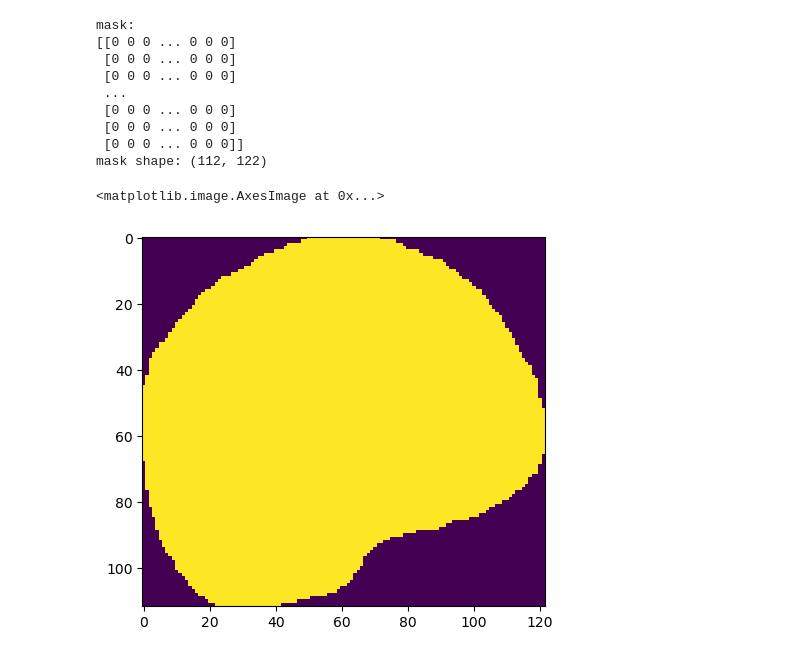
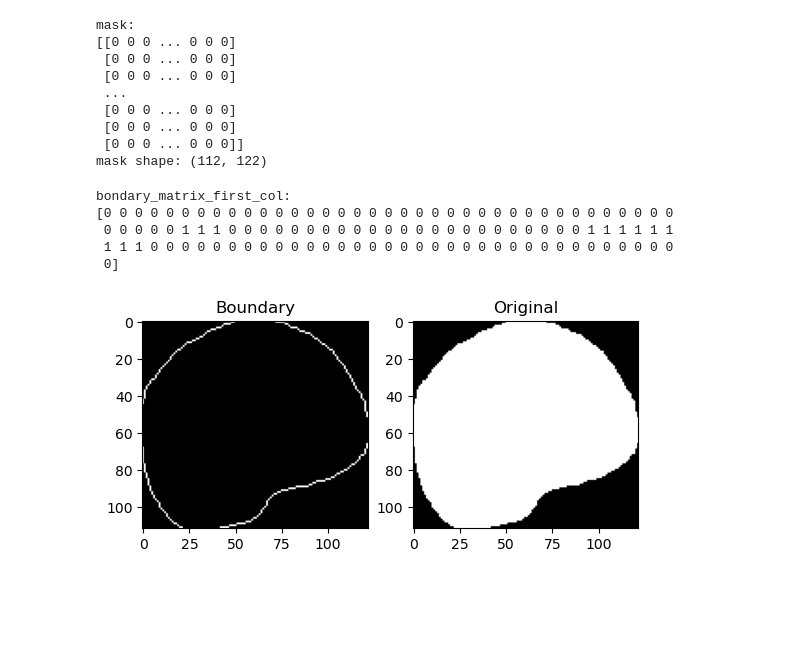
Before and after one commit to UCI-Ding-Lab/FISH-ML, a Jupyter notebook: Convert.ipynb, the cells around one changed output. Drawn from its saved outputs; the diff is of its cells as text; code cells hidden in the pictures; blank space fills up the shorter version.

Commit message:
Visualization Update

```diff
--- a/Convert.ipynb
+++ b/Convert.ipynb
@@ -83,8 +84,20 @@ mask:
  [0 0 0 ... 0 0 0]]
 mask shape: (112, 122)
 # %%
-import matplotlib.pyplot as plt
-plt.imshow(all_cells_in_frame_no_1[0][0])
+np.set_printoptions(threshold = np.inf)
+bondary = plt.subplot(1, 2, 1)
+bondary_matrix = scipy.ndimage.binary_dilation(all_cells_in_frame_no_1[0][0]) - all_cells_in_frame_no_1[0][0]
+print(f"bondary_matrix_first_col: \n{bondary_matrix[:, 0]}")
+bondary.imshow(bondary_matrix, cmap='gray')
+bondary.set_title('Boundary')
+original = plt.subplot(1, 2, 2)
+original.imshow(all_cells_in_frame_no_1[0][0], cmap='gray')
+original.set_title('Original')
+plt.show()
 # %% [output]
-<matplotlib.image.AxesImage at 0x...>
+bondary_matrix_first_col:
+[0 0 0 0 0 0 0 0 0 0 0 0 0 0 0 0 0 0 0 0 0 0 0 0 0 0 0 0 0 0 0 0 0 0 0 0 0
+ 0 0 0 0 0 1 1 1 0 0 0 0 0 0 0 0 0 0 0 0 0 0 0 0 0 0 0 0 0 0 0 1 1 1 1 1 1
+ 1 1 1 0 0 0 0 0 0 0 0 0 0 0 0 0 0 0 0 0 0 0 0 0 0 0 0 0 0 0 0 0 0 0 0 0 0
+ 0]
-[figure, old version]
+[figure, new version]
```
Also changed, not shown: parts of 1 cell of this notebook.
